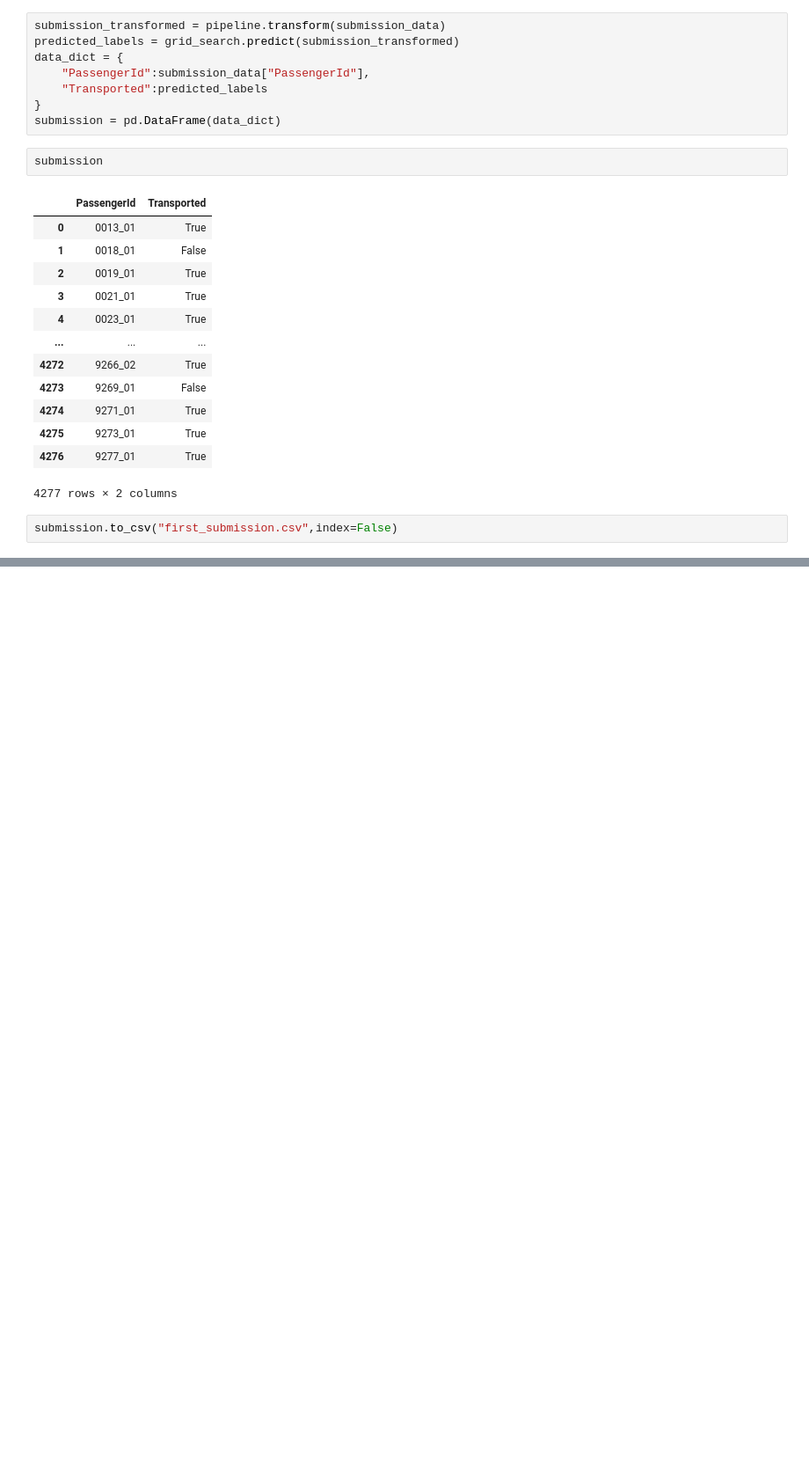
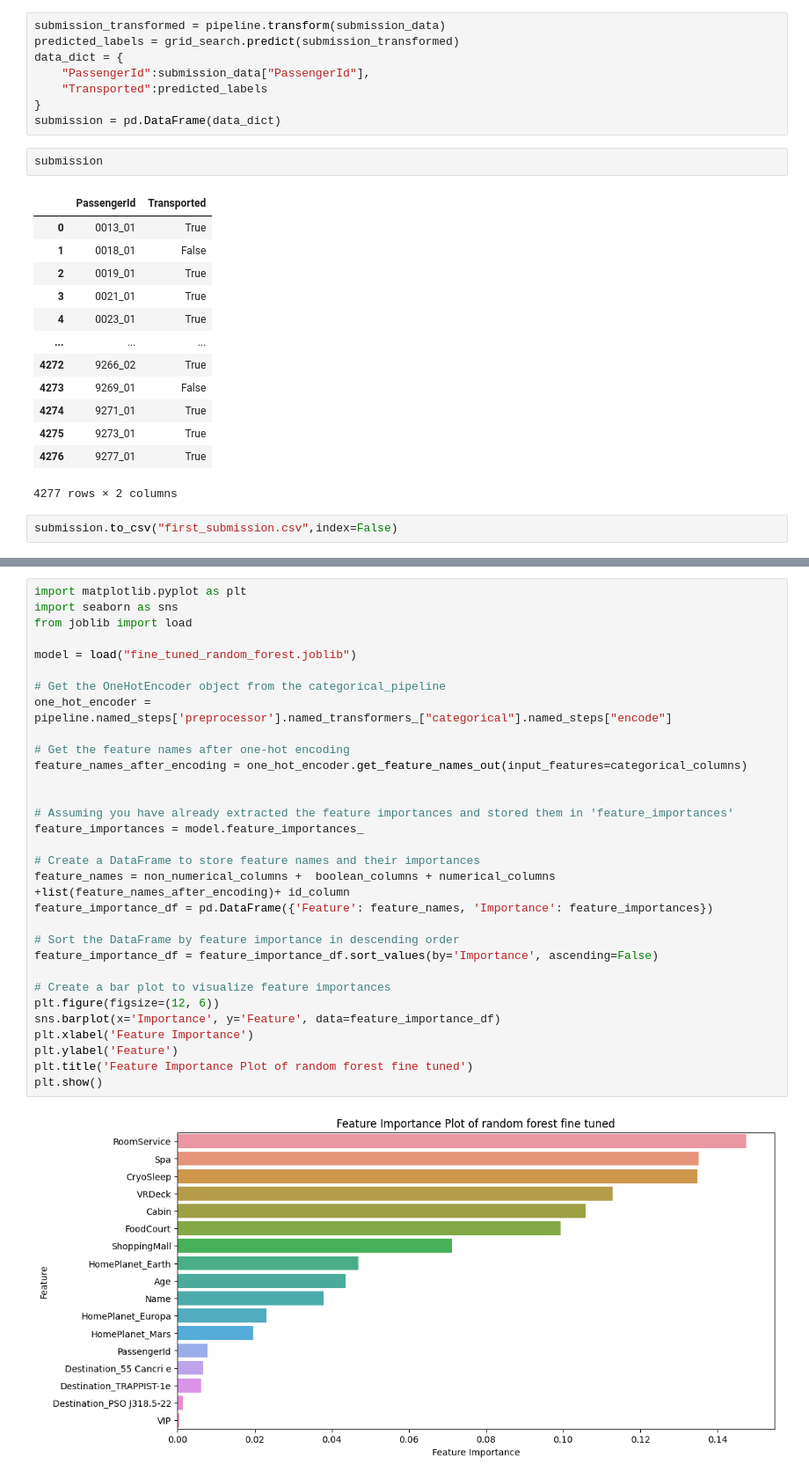
Before and after one commit to AhmadBustati/titanic-spaceship-kaggle, a Jupyter notebook: end-to-end-surviovr-predictior.ipynb, the cells around one changed output, grey strips where cells are left out. Shown: that part at 88% size. Drawn from its saved outputs; the diff is of its cells as text; blank space fills up the shorter version.

```diff
--- a/end-to-end-surviovr-predictior.ipynb
+++ b/end-to-end-surviovr-predictior.ipynb
@@ -836,0 +811,33 @@ submission.to_csv("first_submission.csv",index=False)
+# %%
+import matplotlib.pyplot as plt
+import seaborn as sns
+from joblib import load
+
+model = load("fine_tuned_random_forest.joblib")
+
+# Get the OneHotEncoder object from the categorical_pipeline
+one_hot_encoder = pipeline.named_steps['preprocessor'].named_transformers_["categorical"].named_steps["encode"]
+
+# Get the feature names after one-hot encoding
+feature_names_after_encoding = one_hot_encoder.get_feature_names_out(input_features=categorical_columns)
+
+
+# Assuming you have already extracted the feature importances and stored them in 'feature_importances'
+feature_importances = model.feature_importances_
+
+# Create a DataFrame to store feature names and their importances
+feature_names = non_numerical_columns +  boolean_columns + numerical_columns +list(feature_names_after_encoding)+ id_column
+feature_importance_df = pd.DataFrame({'Feature': feature_names, 'Importance': feature_importances})
+
+# Sort the DataFrame by feature importance in descending order
+feature_importance_df = feature_importance_df.sort_values(by='Importance', ascending=False)
+
+# Create a bar plot to visualize feature importances
+plt.figure(figsize=(12, 6))
+sns.barplot(x='Importance', y='Feature', data=feature_importance_df)
+plt.xlabel('Feature Importance')
+plt.ylabel('Feature')
+plt.title('Feature Importance Plot of random forest fine tuned')
+plt.show()
+# %% [output]
+[figure, added]
```
Also changed, not shown: parts of 18 cells of this notebook, 7 other files.
